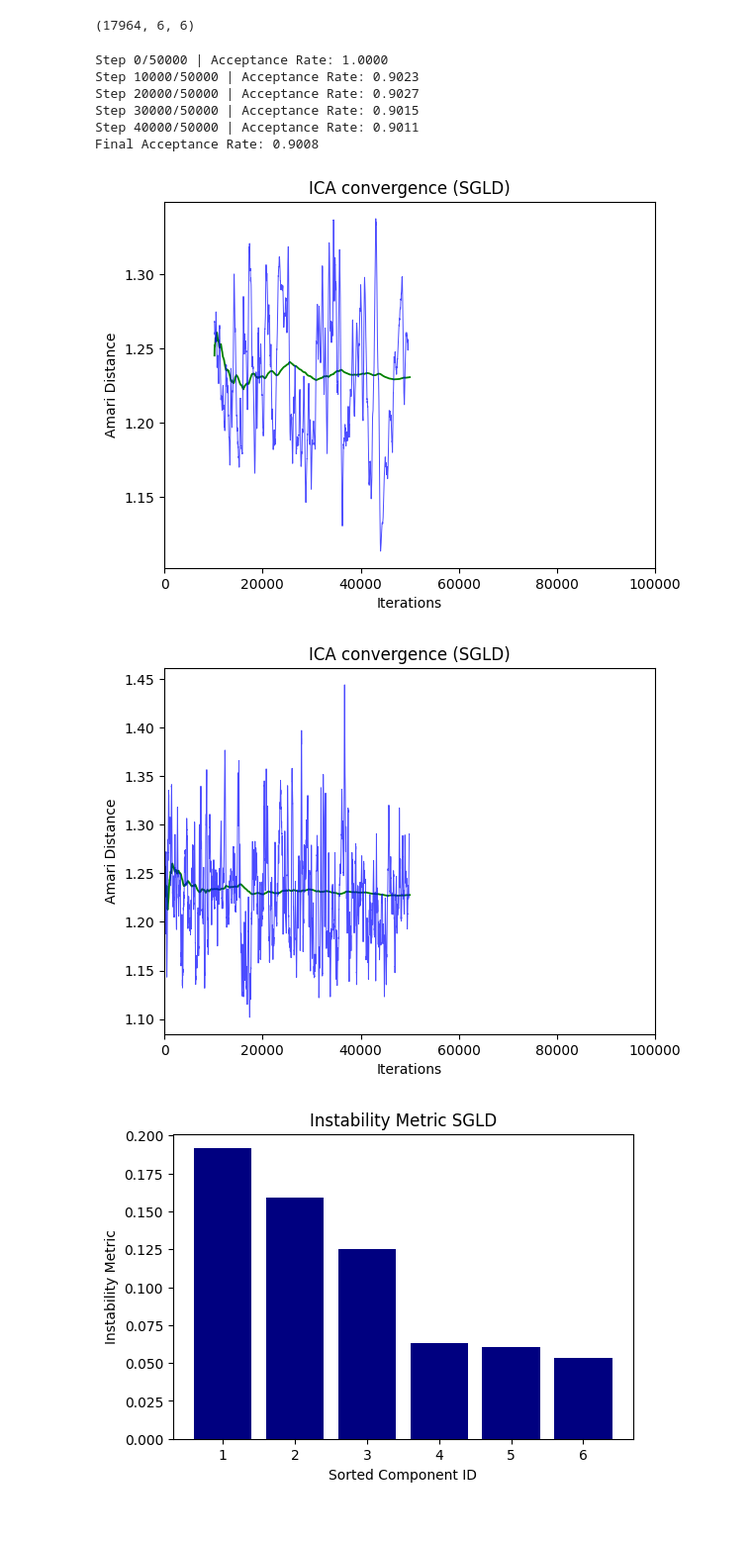
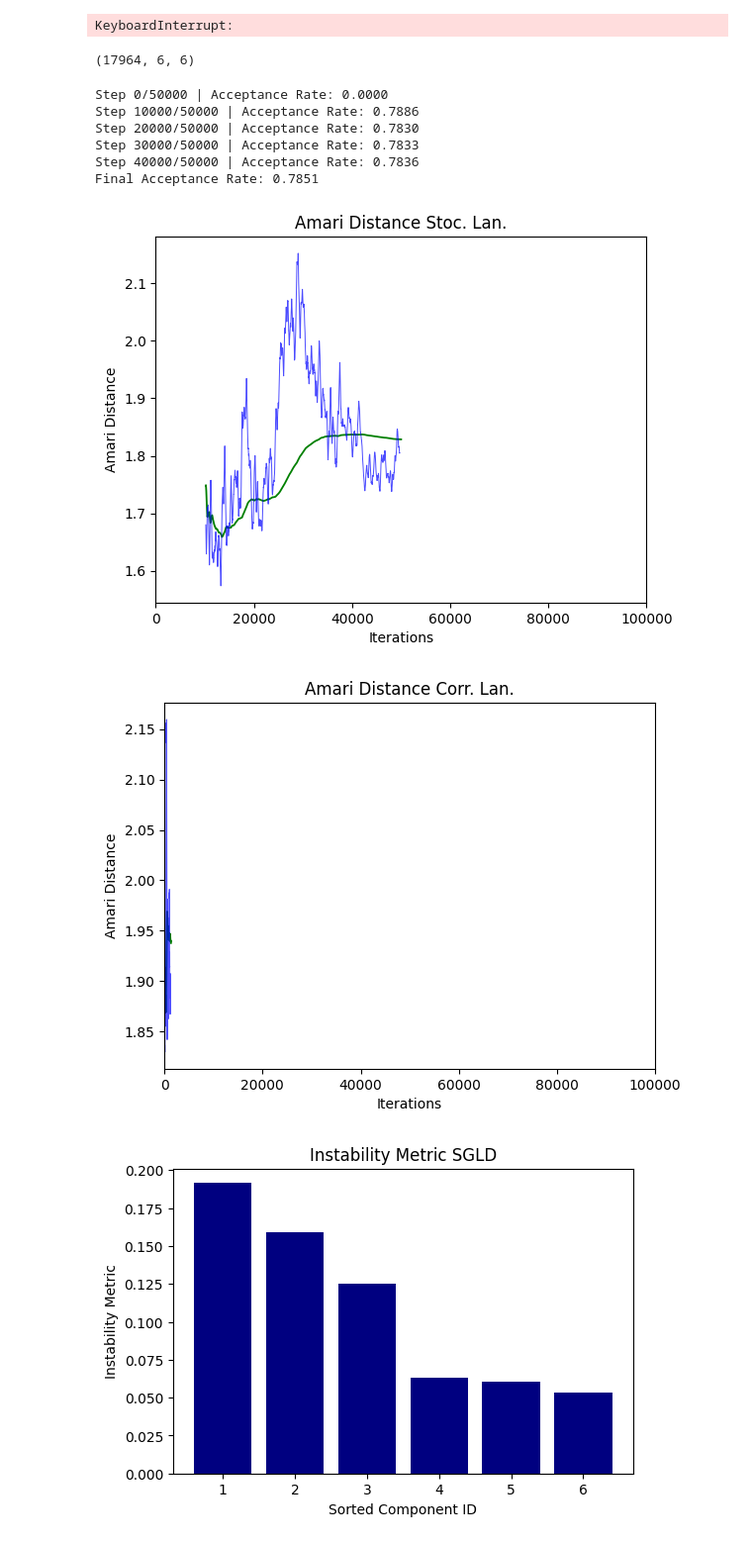
Before and after one commit to Amjad-Kallas/Bayesian_Learning_SGLD, a Jupyter notebook: notebooks/ica_sgld.ipynb, the cells around one changed output. Shown at 99% size. Saved outputs shown, nothing was run; the diff lists cells and outputs as text; code cells hidden in the pictures.

```diff
--- a/notebooks/ica_sgld.ipynb
+++ b/notebooks/ica_sgld.ipynb
@@ -14,36 +12,37 @@ from src.models import ICAModel
 
 import numpy as np
 # %%
-X, A = generate_artificial_data(N=1000, D=6)
-model = ICAModel()
+X, A = ICA.generate_artificial_data(N=1000, D=6)
+ICA_exp = ICA()
 
-W_sgld, samples_sgld, iters_sgld = sgld_ica_artificial(X, model, steps=500000, batch_size=100)
+W_sgld, samples_sgld, iters_sgld = ICA_exp.run_sgld(X, steps=500000, batch_size=100)
+# %% [output]
+KeyboardInterrupt:
 # %%
 samples_sgld.shape
 # %% [output]
 (17964, 6, 6)
 # %%
-# corrected langeving MCMC
-W_corr, samples_corr = corrected_langevin_ica_artificial(X, W_init=W_sgld, model=model, steps=500000)
+# corrected langevin MCMC
+W_corr, samples_corr = ICA_exp.run_corrected_langevin(X, W_init=W_sgld, steps=500000)
 # %% [output]
-Step 0/50000 | Acceptance Rate: 1.0000
-Step 10000/50000 | Acceptance Rate: 0.9023
-Step 20000/50000 | Acceptance Rate: 0.9027
-Step 30000/50000 | Acceptance Rate: 0.9015
-Step 40000/50000 | Acceptance Rate: 0.9011
-Final Acceptance Rate: 0.9008
+Step 0/50000 | Acceptance Rate: 0.0000
+Step 10000/50000 | Acceptance Rate: 0.7886
+Step 20000/50000 | Acceptance Rate: 0.7830
+Step 30000/50000 | Acceptance Rate: 0.7833
+Step 40000/50000 | Acceptance Rate: 0.7836
+Final Acceptance Rate: 0.7851
 # %%
 # amari distances
 # SGLD
-plot_amari_distances(samples_sgld, A, iters_sgld)
+ICA_exp.plot_amari_distances(samples_sgld, A, iters_sgld, experiment="Stoc. Lan.")
 
-
-# Corrected Langeving
+# Corrected Langevin
 iters_corr = np.arange(len(samples_corr))
-plot_amari_distances(samples_corr, A, iters_corr)
+ICA_exp.plot_amari_distances(samples_corr, A, iters_corr, experiment="Corr. Lan.")
 # %% [output]
-[figure, old version]
+[figure, new version]
-[figure, old version]
+[figure, new version]
 # %%
 # instability
 # SGLD
```
Also changed, not shown: parts of 3 cells of this notebook, 1 other file.
